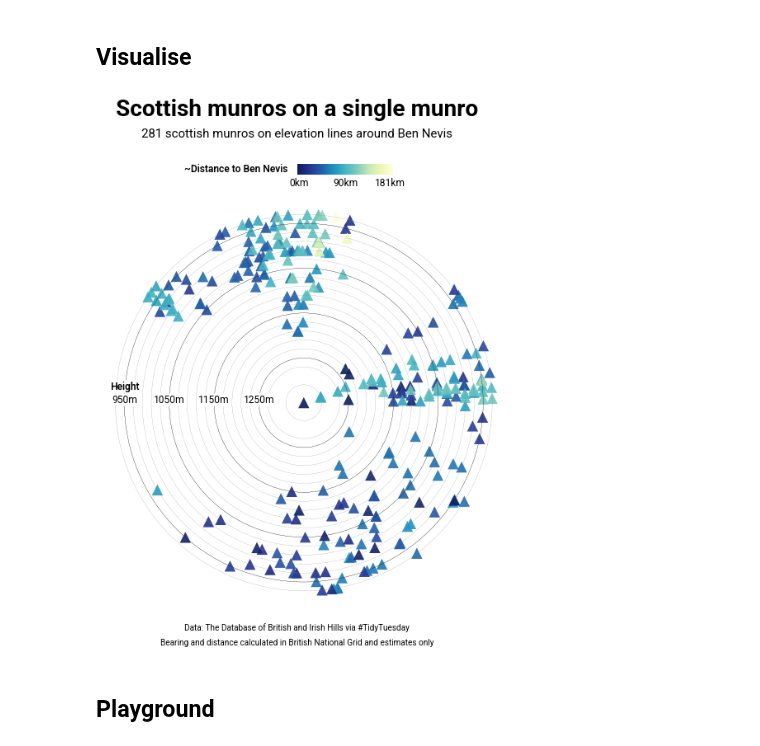
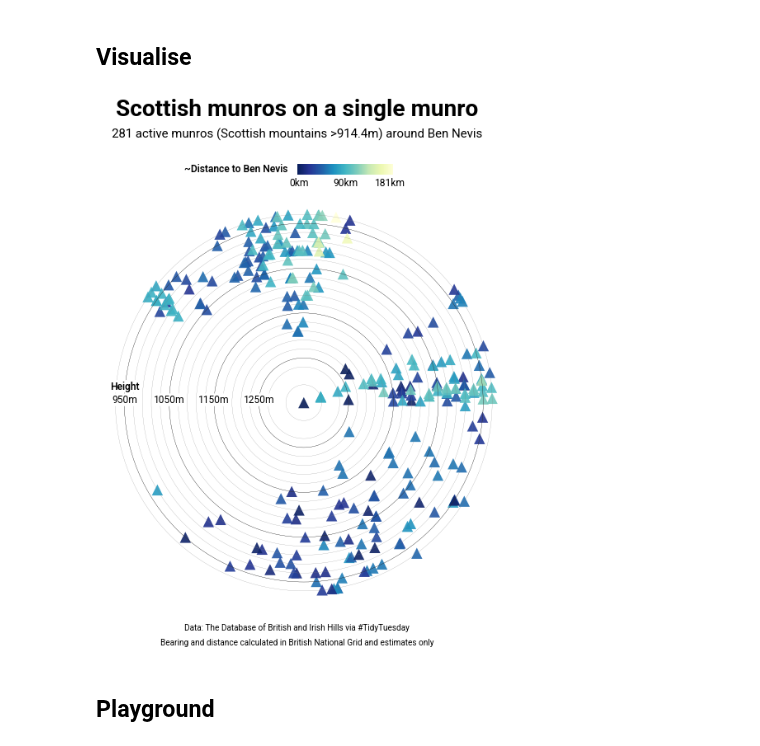
Before and after one commit to Lisa-Ho/small-data-projects, a Jupyter notebook: 2025/2508-scottish-munros/scottish-munros.ipynb, the cells around one changed output. Cells and saved outputs as stored; diff of their text form; code cells hidden in the pictures.

Commit message:
changed title text

```diff
--- a/2025/2508-scottish-munros/scottish-munros.ipynb
+++ b/2025/2508-scottish-munros/scottish-munros.ipynb
@@ -136,35 +135,35 @@ plt.text(x=400 * np.cos(label_angle_rad),
 # colorbar ------------------
 cbaxes = fig.add_axes([0.5, 0.93, 0.18, 0.02]) #axes to hold colorbar
 cmappable = cm.ScalarMappable(norm=mpl.colors.Normalize(0,1), cmap=cmap)
 cb = plt.colorbar(cmappable, cax=cbaxes, anchor=(1,1.2), orientation='horizontal',
                   drawedges=False, ticks=[0.02, 0.5,0.97])
 cb.ax.tick_params(length=0)
 cb.ax.set_xticklabels(["0km", "90km", "181km"], fontproperties=fontr, fontsize=12)
 cb.outline.set_visible(False)
 cbaxes.text(-0.1,0.5,"~Distance to Ben Nevis", font=fontsb, fontsize=12, ha="right", va="center")
 
 #style axis -----------------------
 ax.axis("off")
 ax.set_aspect('equal')
 maxradius = 450
 ax.set_xlim(- maxradius, maxradius)
 ax.set_ylim(-maxradius, maxradius)
 
 #title and footer -----------------------
 fig.text(x=0.5, y=1.04, s="Scottish munros on a single munro",
          size=28, ha="center", font=fontb)
-fig.text(x=0.5, y=1, s="281 scottish munros on elevation lines around Ben Nevis",
+fig.text(x=0.5, y=1, s="281 active munros (Scottish mountains >914.4m) around Ben Nevis",
          size=15, ha="center", font=fontr)
 fig.text(x=0.5, y=0.05, s="Data: The Database of British and Irish Hills via #TidyTuesday\nBearing and distance calculated in British National Grid and estimates only",
          size=10, ha="center", font=fontr, linespacing=2)
 
 #save output
 plt.savefig('scottish-munros.png', bbox_inches='tight', pad_inches=1, facecolor="white", dpi=120)
 plt.savefig('scottish-munros.svg')
 
 plt.show()
 # %% [output]
-[figure, old version]
+[figure, new version]
 # %% [markdown]
 ## Playground
 # %%
```
Also changed, not shown: parts of 1 cell of this notebook.
